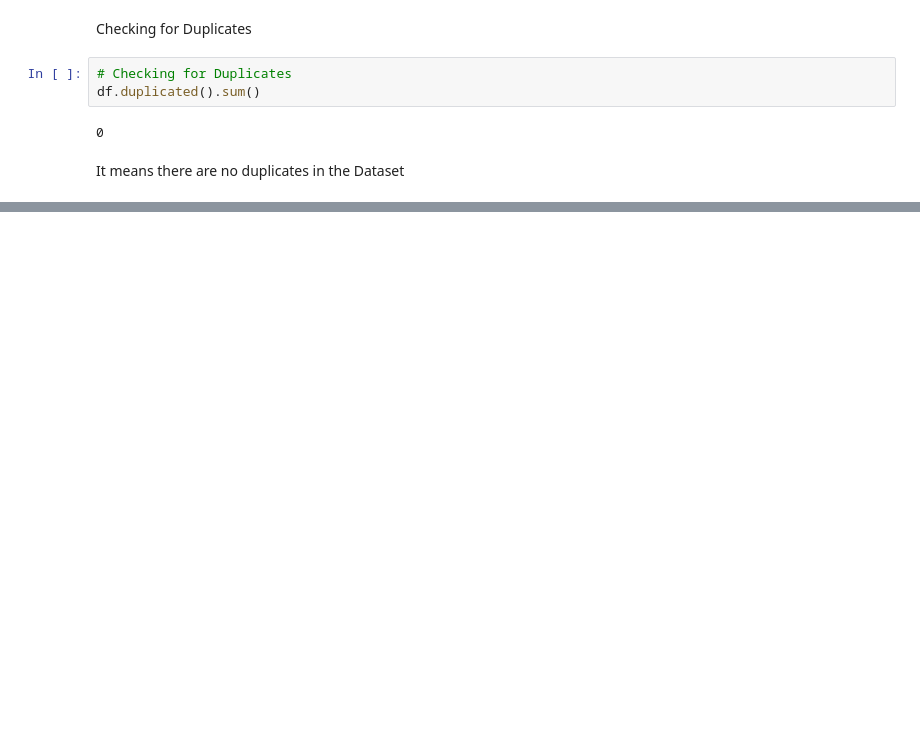
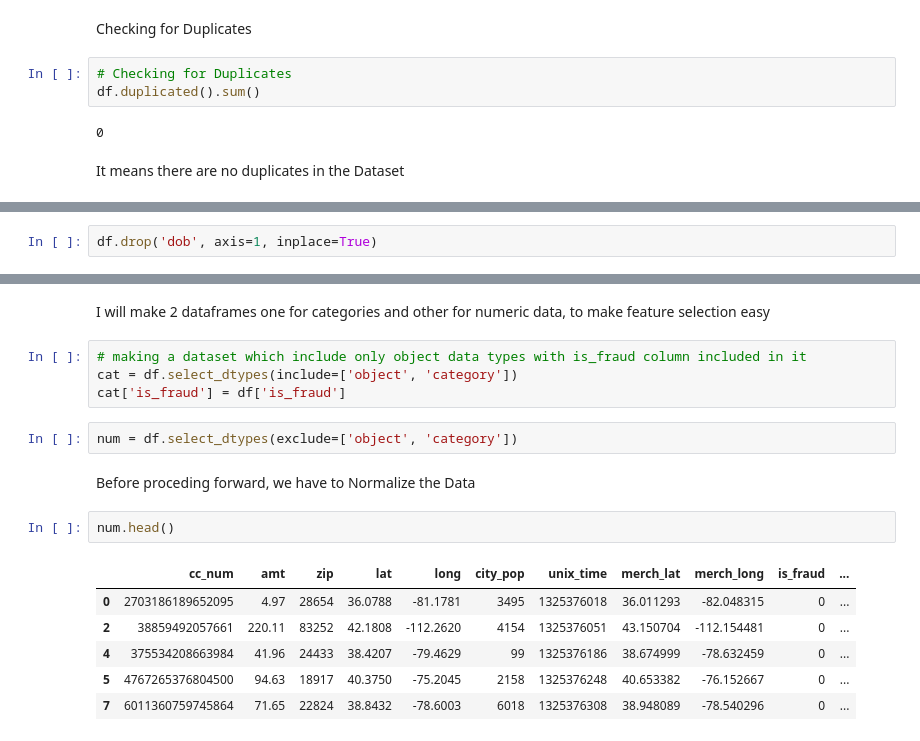
Before and after one commit to shaheeralics/Data-Science-Learning-With-Projects, a Jupyter notebook: Projects/ML - DL/P4 Credit Card Transactions Dataset.ipynb, the cells around one changed output, grey strips where cells are left out. Cells and saved outputs as stored; diff of their text form; blank space fills up the shorter version.

```diff
--- a/Projects/ML - DL/P4 Credit Card Transactions Dataset.ipynb
+++ b/Projects/ML - DL/P4 Credit Card Transactions Dataset.ipynb
@@ -212,0 +317,2 @@ It means there are no duplicates in the Dataset
+# %%
+df.drop('dob', axis=1, inplace=True)
@@ -212,0 +356,19 @@ It means there are no duplicates in the Dataset
+# %% [markdown]
+I will make 2 dataframes one for categories and other for numeric data, to make feature selection easy
+# %%
+# making a dataset which include only object data types with is_fraud column included in it
+cat = df.select_dtypes(include=['object', 'category'])
+cat['is_fraud'] = df['is_fraud']
+# %%
+num = df.select_dtypes(exclude=['object', 'category'])
+# %% [markdown]
+Before proceding forward, we have to Normalize the Data
+# %%
+num.head()
+# %% [output]
+|  | cc_num | amt | zip | lat | long | city_pop | unix_time | merch_lat | merch_long | is_fraud | ... |
+| 0 | 2703186189652095 | 4.97 | 28654 | 36.0788 | -81.1781 | 3495 | 1325376018 | 36.011293 | -82.048315 | 0 | ... |
+| 2 | 38859492057661 | 220.11 | 83252 | 42.1808 | -112.2620 | 4154 | 1325376051 | 43.150704 | -112.154481 | 0 | ... |
+| 4 | 375534208663984 | 41.96 | 24433 | 38.4207 | -79.4629 | 99 | 1325376186 | 38.674999 | -78.632459 | 0 | ... |
+| 5 | 4767265376804500 | 94.63 | 18917 | 40.3750 | -75.2045 | 2158 | 1325376248 | 40.653382 | -76.152667 | 0 | ... |
+| 7 | 6011360759745864 | 71.65 | 22824 | 38.8432 | -78.6003 | 6018 | 1325376308 | 38.948089 | -78.540296 | 0 | ... |
```
Also changed, not shown: parts of 43 cells of this notebook.
